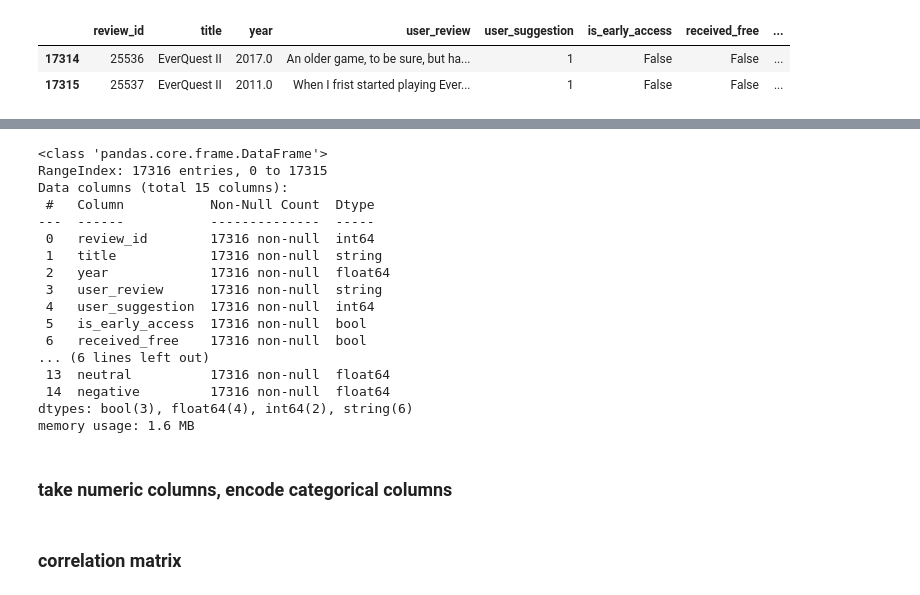
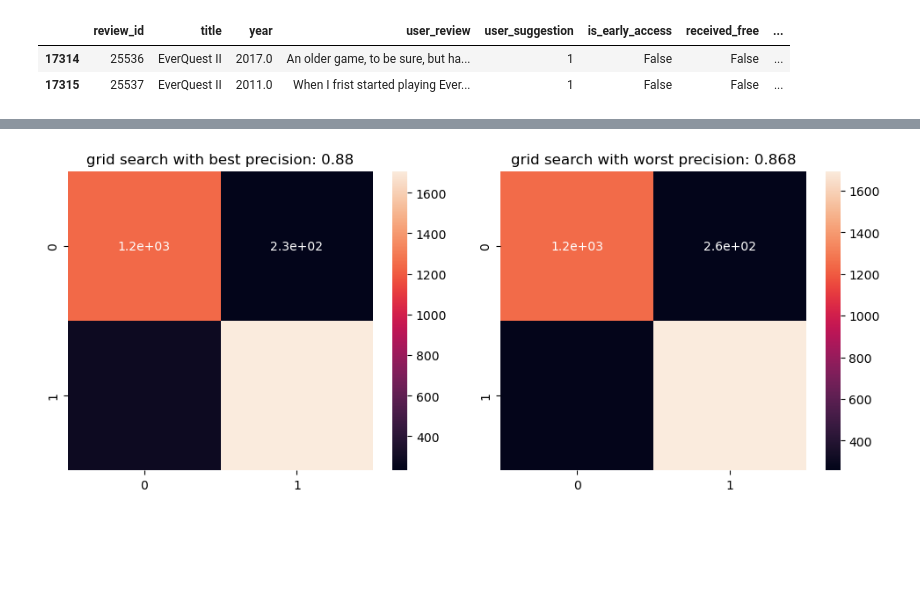
Before and after one commit to elliotheisler/CMPT318_termproject, a Jupyter notebook: classifier_analysis.ipynb, the cells around one changed output, grey strips where cells are left out. Saved outputs shown, nothing was run; the diff lists cells and outputs as text; code cells hidden in the pictures; blank space fills up the shorter version.

Commit message:
results

```diff
--- a/classifier_analysis.ipynb
+++ b/classifier_analysis.ipynb
@@ -57,0 +170,23 @@ new_df.tail(2)
+# %%
+import pickle
+with open('results/confusions.pkl', 'wb') as f:
+    pickle.dump(confusions, f)
+# %%
+# i decided to make the figure right here
+# best params, from output in figures.ipynb: selection=right, k=2
+from matplotlib import pyplot as plt
+least_accurate = np.array(confusions['middle'][1])
+most_accurate = np.array(confusions['right'][0])
+fig, axs = plt.subplots(1, 2, figsize=(10,4))
+fig.tight_layout()
+
+def precision(a):
+    return a[1,1] / (a[1,1] + a[0,1])
+
+sns.heatmap(most_accurate, annot=True, ax=axs[0])
+sns.heatmap(least_accurate, annot=True, ax=axs[1])
+axs[0].set_title(f'grid search with best precision: {precision(most_accurate):.3}')
+axs[1].set_title(f'grid search with worst precision: {precision(least_accurate):.3}')
+plt.savefig('results/final_results.png')
+# %% [output]
+[figure, added]
@@ -58,25 +212,6 @@ new_df.tail(2)
 # %%
-SELECTION = 'left'
-df_sentiments = pd.read_csv(f'data/results_{SELECTION}.csv')
-new_df = pd.concat([new_df, df_sentiments], axis=1)
-new_df.info()
+df_sentiments = pd.read_csv(f'data/results_left.csv')
+df_sentiments = pd.concat([new_df, df_sentiments], axis=1)
+
+numeric_df = df_sentiments.copy()
+numeric_df = numeric_df.drop(['review_id', 'tags', 'overview', 'user_review'], axis=1)
-# %% [output]
-<class 'pandas.core.frame.DataFrame'>
-RangeIndex: 17316 entries, 0 to 17315
-Data columns (total 15 columns):
- #   Column           Non-Null Count  Dtype
----  ------           --------------  -----
- 0   review_id        17316 non-null  int64
- 1   title            17316 non-null  string
- 2   year             17316 non-null  float64
- 3   user_review      17316 non-null  string
- 4   user_suggestion  17316 non-null  int64
- 5   is_early_access  17316 non-null  bool
- 6   received_free    17316 non-null  bool
-... (6 lines left out)
- 13  neutral          17316 non-null  float64
- 14  negative         17316 non-null  float64
-dtypes: bool(3), float64(4), int64(2), string(6)
-memory usage: 1.6 MB
-# %% [markdown]
-### take numeric columns, encode categorical columns
@@ -98,2 +217,0 @@ numeric_df[['is_early_access', 'received_free', 'contains_art']] = \
-# %% [markdown]
-### correlation matrix
```
Also changed, not shown: parts of 17 cells of this notebook, 11 other files.
